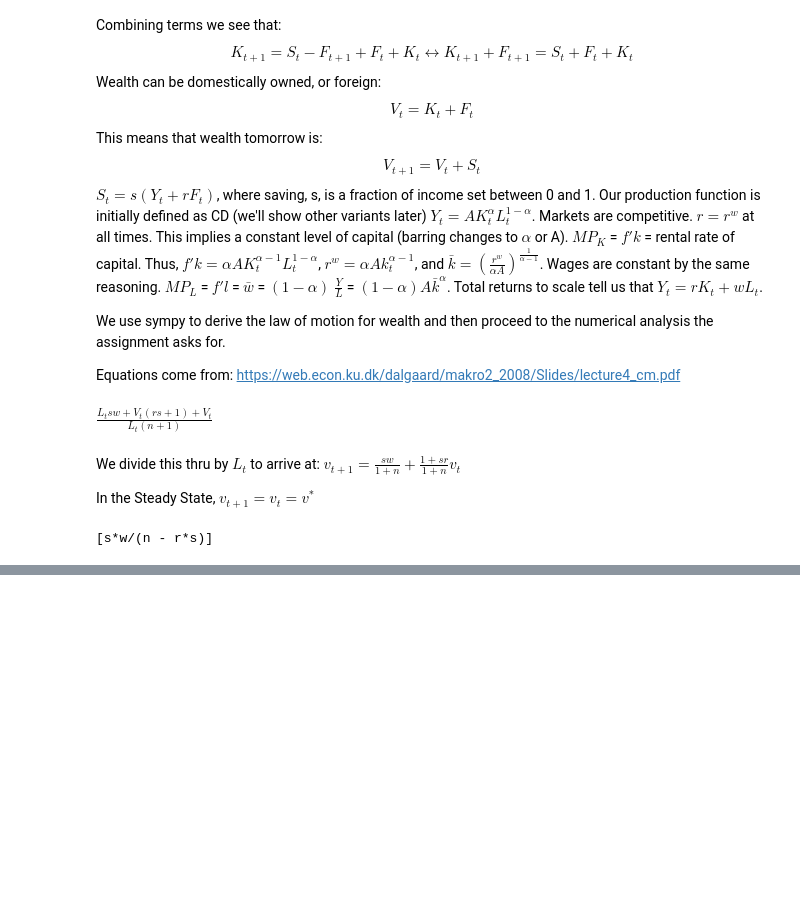
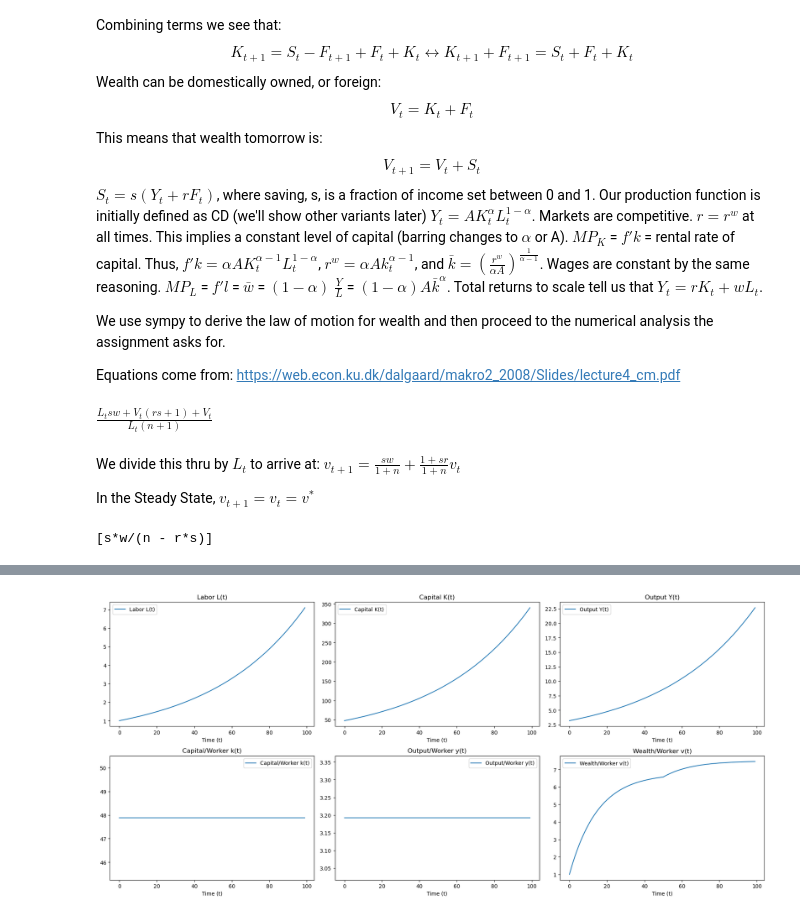
Before and after one commit to NumEconCopenhagen/projects-2024--Alfred-Stage---Jesper-Petersen---Linda-Zou, a Jupyter notebook: modelproject/Draft-Model.ipynb, the cells around one changed output, grey strips where cells are left out. Cells and saved outputs as stored; diff of their text form; code cells hidden in the pictures; blank space fills up the shorter version.

```diff
--- a/modelproject/Draft-Model.ipynb
+++ b/modelproject/Draft-Model.ipynb
@@ -91,0 +153,7 @@ Set up model as a class
+# %%
+model.reset()
+periods = 100
+Lt, Kt, Yt, kt, yt, vt = model.simulate(periods, t_shock=50, new_s=0.22)
+model.plot_results(Lt, Kt, Yt, kt, yt, vt)
+# %% [output]
+[figure, added]
```
Also changed, not shown: parts of 14 cells of this notebook, 1 other file.
